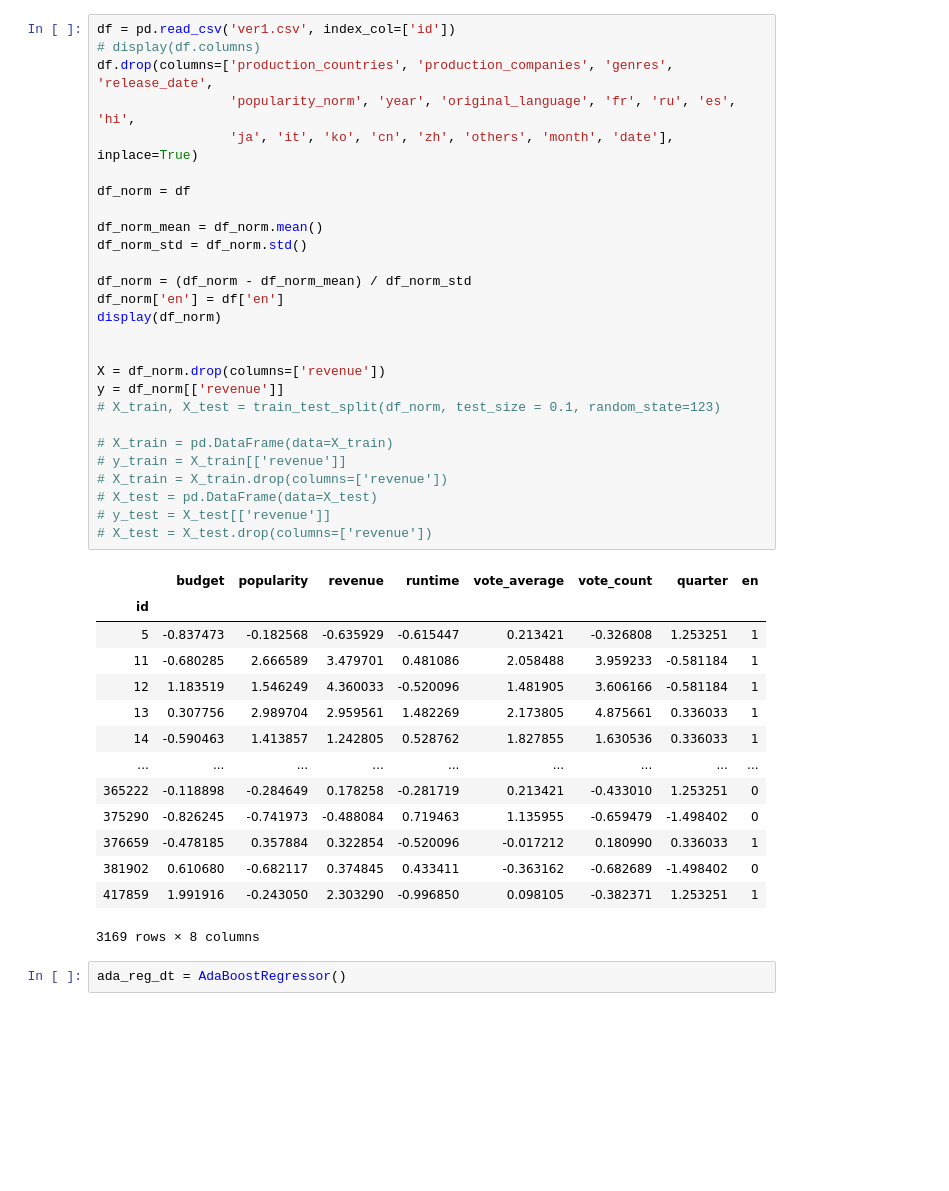
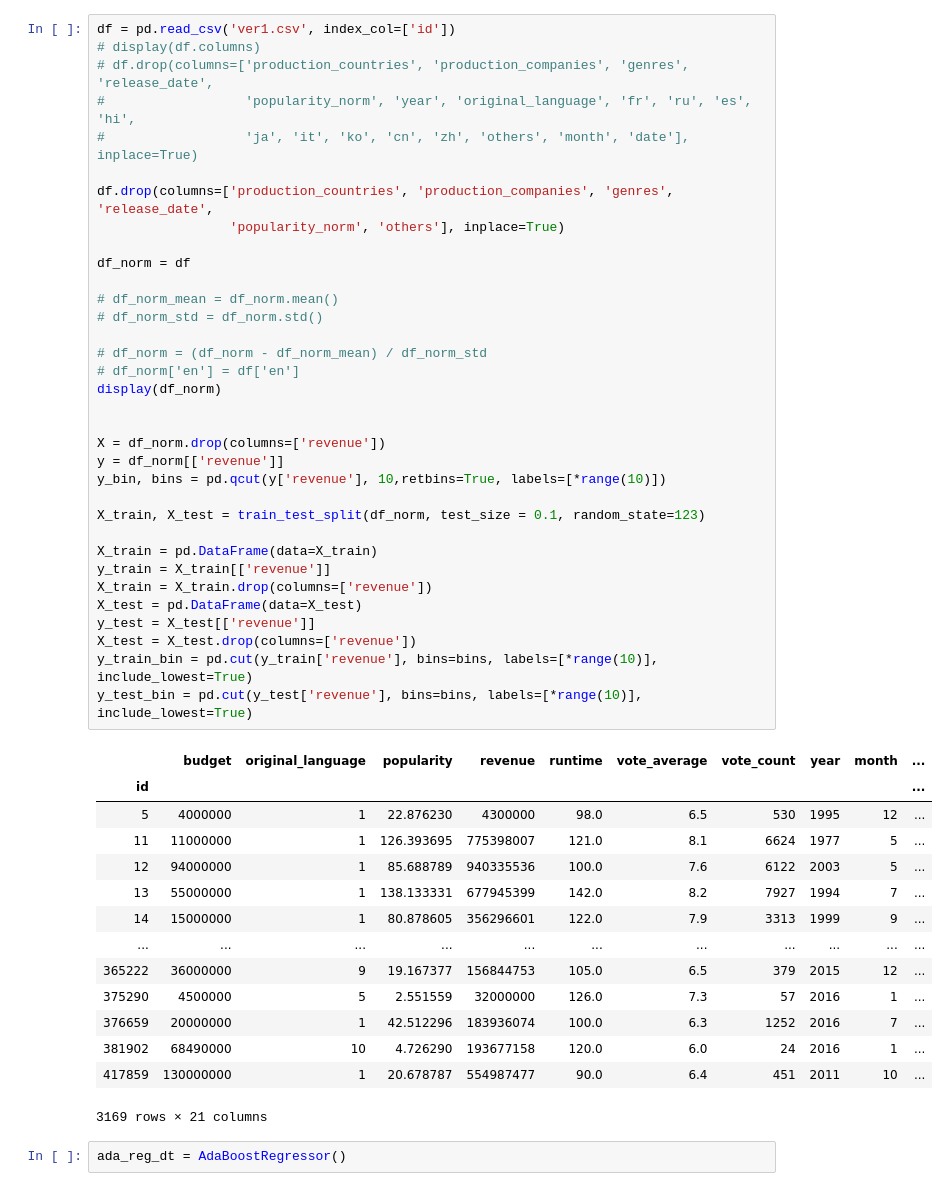
Before and after one commit to bedman3/tmdb_5000_movie_kmeans_analysis, a Jupyter notebook: Unsupervised_Modelling_Boosting.ipynb, the cells around one changed output. Saved outputs shown, nothing was run; the diff lists cells and outputs as text; blank space fills up the shorter version.

```diff
--- a/Unsupervised_Modelling_Boosting.ipynb
+++ b/Unsupervised_Modelling_Boosting.ipynb
@@ -15,45 +15,52 @@ pd.set_option('display.max_columns', 30)
 # %%
 df = pd.read_csv('ver1.csv', index_col=['id'])
 # display(df.columns)
+# df.drop(columns=['production_countries', 'production_companies', 'genres', 'release_date',
+#                  'popularity_norm', 'year', 'original_language', 'fr', 'ru', 'es', 'hi',
+#                  'ja', 'it', 'ko', 'cn', 'zh', 'others', 'month', 'date'], inplace=True)
+
 df.drop(columns=['production_countries', 'production_companies', 'genres', 'release_date',
-                 'popularity_norm', 'year', 'original_language', 'fr', 'ru', 'es', 'hi',
-                 'ja', 'it', 'ko', 'cn', 'zh', 'others', 'month', 'date'], inplace=True)
+                 'popularity_norm', 'others'], inplace=True)
 
 df_norm = df
 
-df_norm_mean = df_norm.mean()
-df_norm_std = df_norm.std()
+# df_norm_mean = df_norm.mean()
+# df_norm_std = df_norm.std()
 
-df_norm = (df_norm - df_norm_mean) / df_norm_std
-df_norm['en'] = df['en']
+# df_norm = (df_norm - df_norm_mean) / df_norm_std
+# df_norm['en'] = df['en']
 display(df_norm)
 
 
 X = df_norm.drop(columns=['revenue'])
 y = df_norm[['revenue']]
-# X_train, X_test = train_test_split(df_norm, test_size = 0.1, random_state=123)
+y_bin, bins = pd.qcut(y['revenue'], 10,retbins=True, labels=[*range(10)])
 
-# X_train = pd.DataFrame(data=X_train)
-# y_train = X_train[['revenue']]
-# X_train = X_train.drop(columns=['revenue'])
-# X_test = pd.DataFrame(data=X_test)
-# y_test = X_test[['revenue']]
-# X_test = X_test.drop(columns=['revenue'])
+X_train, X_test = train_test_split(df_norm, test_size = 0.1, random_state=123)
+
+X_train = pd.DataFrame(data=X_train)
+y_train = X_train[['revenue']]
+X_train = X_train.drop(columns=['revenue'])
+X_test = pd.DataFrame(data=X_test)
+y_test = X_test[['revenue']]
+X_test = X_test.drop(columns=['revenue'])
+y_train_bin = pd.cut(y_train['revenue'], bins=bins, labels=[*range(10)], include_lowest=True)
+y_test_bin = pd.cut(y_test['revenue'], bins=bins, labels=[*range(10)], include_lowest=True)
 # %% [output]
-|  | budget | popularity | revenue | runtime | vote_average | vote_count | quarter | en |
-| id |  |  |  |  |  |  |  |  |
-| 5 | -0.837473 | -0.182568 | -0.635929 | -0.615447 | 0.213421 | -0.326808 | 1.253251 | 1 |
-| 11 | -0.680285 | 2.666589 | 3.479701 | 0.481086 | 2.058488 | 3.959233 | -0.581184 | 1 |
-| 12 | 1.183519 | 1.546249 | 4.360033 | -0.520096 | 1.481905 | 3.606166 | -0.581184 | 1 |
-| 13 | 0.307756 | 2.989704 | 2.959561 | 1.482269 | 2.173805 | 4.875661 | 0.336033 | 1 |
-| 14 | -0.590463 | 1.413857 | 1.242805 | 0.528762 | 1.827855 | 1.630536 | 0.336033 | 1 |
-| ... | ... | ... | ... | ... | ... | ... | ... | ... |
-| 365222 | -0.118898 | -0.284649 | 0.178258 | -0.281719 | 0.213421 | -0.433010 | 1.253251 | 0 |
-| 375290 | -0.826245 | -0.741973 | -0.488084 | 0.719463 | 1.135955 | -0.659479 | -1.498402 | 0 |
-| 376659 | -0.478185 | 0.357884 | 0.322854 | -0.520096 | -0.017212 | 0.180990 | 0.336033 | 1 |
-| 381902 | 0.610680 | -0.682117 | 0.374845 | 0.433411 | -0.363162 | -0.682689 | -1.498402 | 0 |
-| 417859 | 1.991916 | -0.243050 | 2.303290 | -0.996850 | 0.098105 | -0.382371 | 1.253251 | 1 |
+|  | budget | original_language | popularity | revenue | runtime | vote_average | vote_count | year | month | ... |
+| id |  |  |  |  |  |  |  |  |  | ... |
+| 5 | 4000000 | 1 | 22.876230 | 4300000 | 98.0 | 6.5 | 530 | 1995 | 12 | ... |
+| 11 | 11000000 | 1 | 126.393695 | 775398007 | 121.0 | 8.1 | 6624 | 1977 | 5 | ... |
+| 12 | 94000000 | 1 | 85.688789 | 940335536 | 100.0 | 7.6 | 6122 | 2003 | 5 | ... |
+| 13 | 55000000 | 1 | 138.133331 | 677945399 | 142.0 | 8.2 | 7927 | 1994 | 7 | ... |
+| 14 | 15000000 | 1 | 80.878605 | 356296601 | 122.0 | 7.9 | 3313 | 1999 | 9 | ... |
+| ... | ... | ... | ... | ... | ... | ... | ... | ... | ... | ... |
+| 365222 | 36000000 | 9 | 19.167377 | 156844753 | 105.0 | 6.5 | 379 | 2015 | 12 | ... |
+| 375290 | 4500000 | 5 | 2.551559 | 32000000 | 126.0 | 7.3 | 57 | 2016 | 1 | ... |
+| 376659 | 20000000 | 1 | 42.512296 | 183936074 | 100.0 | 6.3 | 1252 | 2016 | 7 | ... |
+| 381902 | 68490000 | 10 | 4.726290 | 193677158 | 120.0 | 6.0 | 24 | 2016 | 1 | ... |
+| 417859 | 130000000 | 1 | 20.678787 | 554987477 | 90.0 | 6.4 | 451 | 2011 | 10 | ... |
-3169 rows × 8 columns
+3169 rows × 21 columns
 # %%
 ada_reg_dt = AdaBoostRegressor()
 # %%
```
Also changed, not shown: parts of 23 cells of this notebook.
